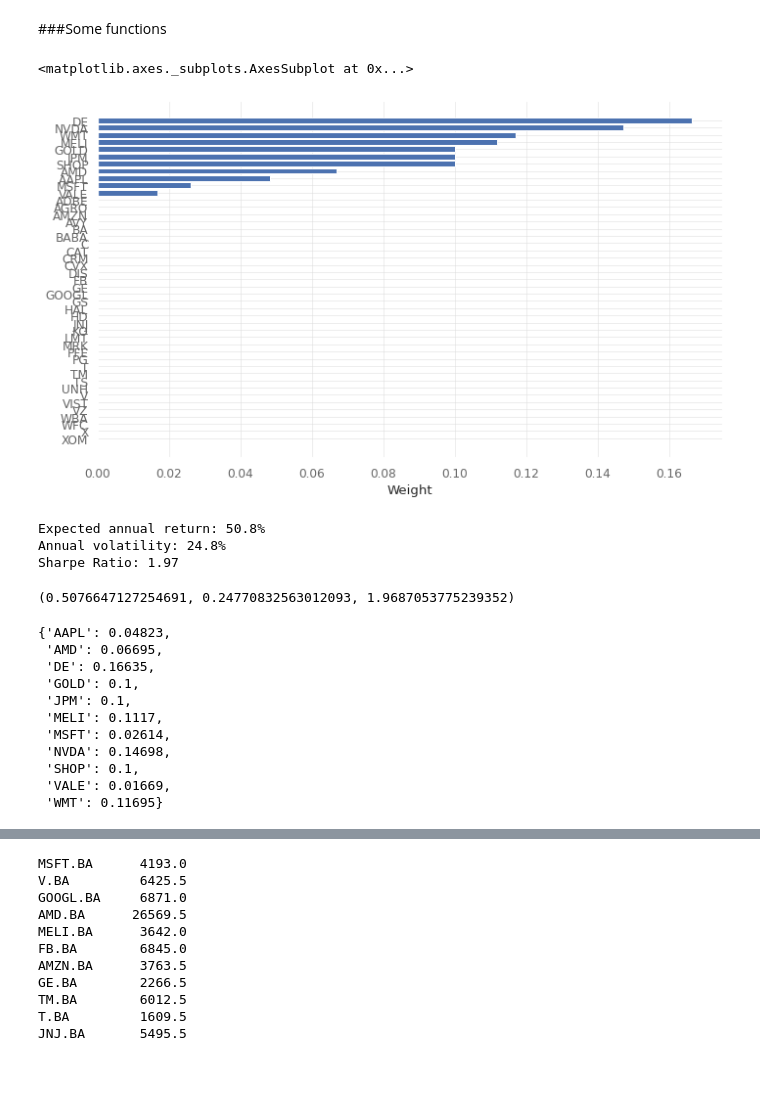
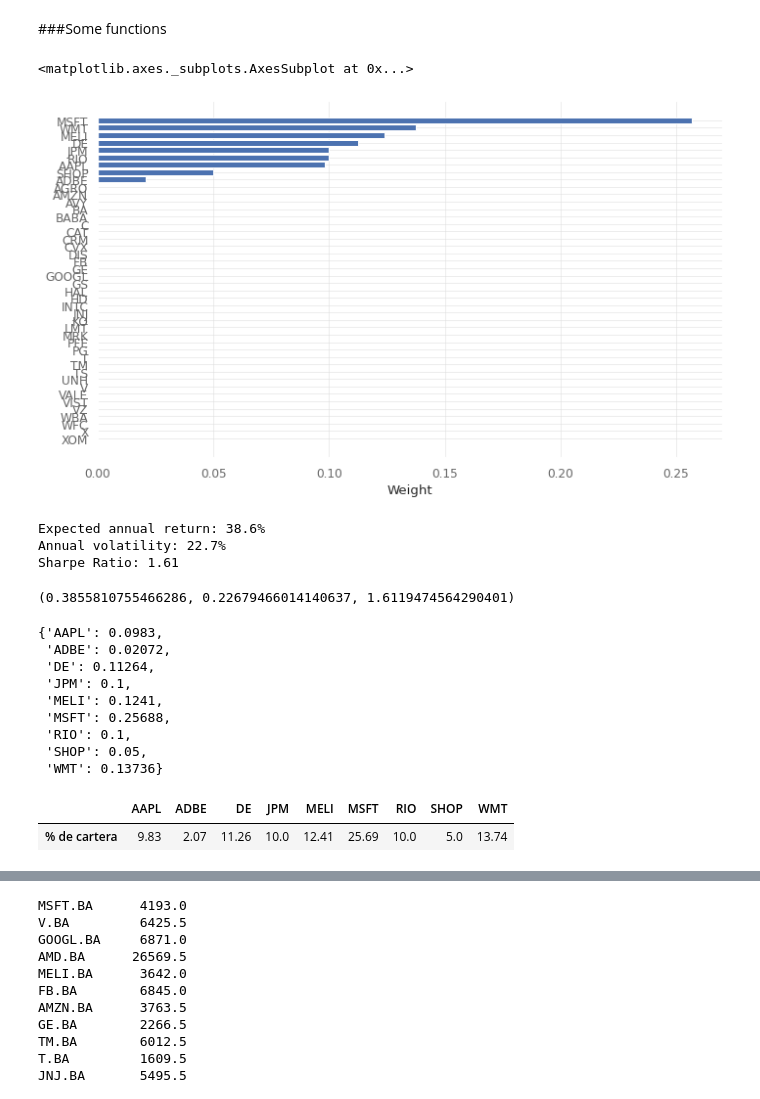
Before and after one commit to MervalRaider/CedearsPorfolio, a Jupyter notebook: Portfolio_Cedears.ipynb, the cells around one changed output, grey strips where cells are left out. Cells and saved outputs as stored; diff of their text form; code cells hidden in the pictures; blank space fills up the shorter version.

```diff
--- a/Portfolio_Cedears.ipynb
+++ b/Portfolio_Cedears.ipynb
@@ -17,16 +41,24 @@ from datetime import date
+# %%
+#The following lines fix a recent DataReader problem for yahoo finance
+USER_AGENT = {
+    'User-Agent': ('Mozilla/5.0 (Windows NT 10.0; Win64; x64) AppleWebKit/537.36 (KHTML, like Gecko)'
+                   ' Chrome/91.0.4472.124 Safari/537.36')
+    }
+sesh = requests.Session()
+sesh.headers.update(USER_AGENT)
 # %% [markdown]
 ###Some functions
 # %%
 def get_stock(stocks):
   pf=pd.DataFrame()
   for element in stocks:
-    pf[element]= wb.DataReader(element,data_source='yahoo')['Adj Close']
+    pf[element]= wb.DataReader(element,data_source='yahoo',session=sesh)['Adj Close']
   return pf
 
 def last_price(stocks):
   pf=pd.DataFrame()
   for element in stocks:
-    pf[element]=wb.DataReader(element,data_source='yahoo')['Adj Close']
+    pf[element]=wb.DataReader(element,data_source='yahoo',session=sesh)['Adj Close']
   pf=pf.iloc[-1]
   return pf
 
@@ -45,11 +77,11 @@ def port_w(lista):
   vol=float(input('Máxima volatilidad histórica del portfolio: '))
   return plotting.plot_weights(ef.efficient_risk(vol))
 # %%
-#Stocks ordered by sector
-tech= ['MSFT','V','GOOGL','AMD','MELI','FB','AMZN','T','VZ','NVDA','AAPL','ADBE','DIS']
+#Stocks ordered by sector 'NVDA' 'AMD' 'GOLD'
+tech= ['MSFT','V','GOOGL','MELI','FB','AMZN','T','VZ','DIS','AAPL','ADBE','INTC']
 industrial=['GE','TM','JNJ','HD','X','KO','WMT','PG','PFE','BA','DE','CAT','LMT','VALE','MRK','WBA','UNH','AVY']
 financial=['GS','C','JPM','V','WFC']
-commodities=['GOLD','XOM','CVX','AGRO','VIST','HAL','TS']
+commodities=['XOM','CVX','AGRO','VIST','HAL','TS','RIO']
 growth=['SHOP','BABA','CRM']
 a_stocks= tech+industrial+commodities+financial+growth
 a_stocks.sort()
@@ -62,43 +94,43 @@ sector_mapper=dict()
 
 for stock in a_stocks:
   if stock in tech:
     sector_mapper.update({stock:'tech'})
   elif stock in industrial:
     sector_mapper.update({stock:'industrial'})
   elif stock in commodities:
     sector_mapper.update({stock:'commodities'})
   elif stock in financial:
     sector_mapper.update({stock:'financial'})
   elif stock in growth:
     sector_mapper.update({stock:'growth'})
 
 sector_lower={'tech':0.10,'industrial':0.10,'commodities':0.10,'financial':0.10}
-sector_upper={'tech':0.4,'industrial':0.4, 'commodities':0.4,'financial':0.4,'growth':0.1}
+sector_upper={'tech':0.5,'industrial':0.4, 'commodities':0.4,'financial':0.4,'growth':0.05}
 
 #Creating EfficientFrontier
 media= expected_returns.mean_historical_return(l_stocks)
 cov= risk_models.risk_matrix(l_stocks, method='sample_cov')
 ef=EfficientFrontier(media,cov)
 BaseConvexOptimizer.add_sector_constraints(ef,sector_mapper,sector_lower,sector_upper)
 #If u want to diversify some more, just uncomment the following line
 #ef.add_objective(objective_functions.L2_reg, gamma=0.1)
 
 #For max sharpe
 plotting.plot_weights(ef.max_sharpe())
 
 #For an specific level of volatility, for example, 20%
 #plotting.plot_weights(ef.efficient_risk(0.2))
 # %% [output]
 <matplotlib.axes._subplots.AxesSubplot at 0x...>
-[figure, old version]
+[figure, new version]
 # %%
 ##Return, volatility and sharpe ratio
 ef.portfolio_performance(verbose=True)
 # %% [output]
-Expected annual return: 50.8%
-Annual volatility: 24.8%
-Sharpe Ratio: 1.97
+Expected annual return: 38.6%
+Annual volatility: 22.7%
+Sharpe Ratio: 1.61
-(0.5076647127254691, 0.24770832563012093, 1.9687053775239352)
+(0.3855810755466286, 0.22679466014140637, 1.6119474564290401)
 # %%
 #Weights of optimized portfolio, per stock (%)
 w=dict(ef.clean_weights())
@@ -111,17 +143,25 @@ for key,value in w.items():
 
 weights_def
 # %% [output]
-{'AAPL': 0.04823,
- 'AMD': 0.06695,
- 'DE': 0.16635,
- 'GOLD': 0.1,
+{'AAPL': 0.0983,
+ 'ADBE': 0.02072,
+ 'DE': 0.11264,
  'JPM': 0.1,
- 'MELI': 0.1117,
- 'MSFT': 0.02614,
- 'NVDA': 0.14698,
- 'SHOP': 0.1,
- 'VALE': 0.01669,
- 'WMT': 0.11695}
+ 'MELI': 0.1241,
+ 'MSFT': 0.25688,
+ 'RIO': 0.1,
+ 'SHOP': 0.05,
+ 'WMT': 0.13736}
+# %%
+weights_pt=dict()
+for key,value in weights_def.items():
+  weights_pt.update({key:round(value*100,2)})
+
+weights_percent=pd.DataFrame(weights_pt, index=['% de cartera'])
+weights_percent
+# %% [output]
+|  | AAPL | ADBE | DE | JPM | MELI | MSFT | RIO | SHOP | WMT |
+| % de cartera | 9.83 | 2.07 | 11.26 | 10.0 | 12.41 | 25.69 | 10.0 | 5.0 | 13.74 |
 # %%
 #Taking cedears from comafi's page in order to extract the ratios between USA stock's and argy's cedears
 url= 'https://www.comafi.com.ar/Multimedios/otros/7279.xlsx'
```
Also changed, not shown: parts of 9 cells of this notebook.
